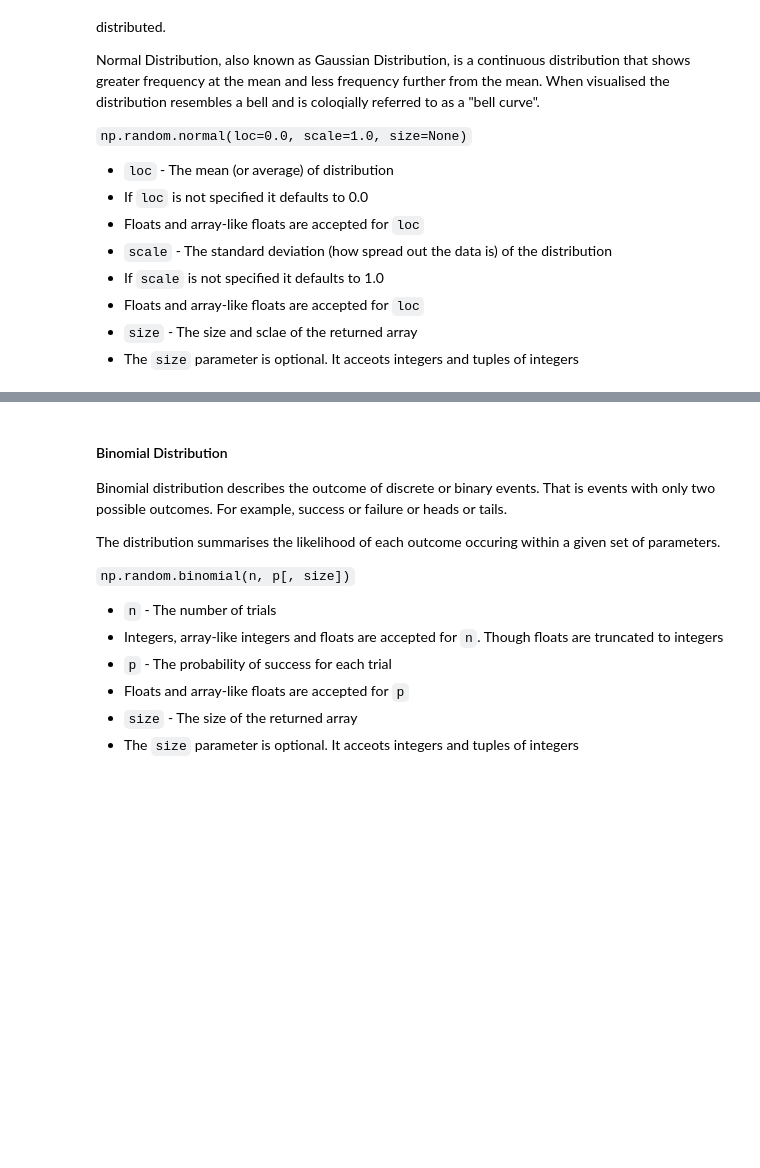
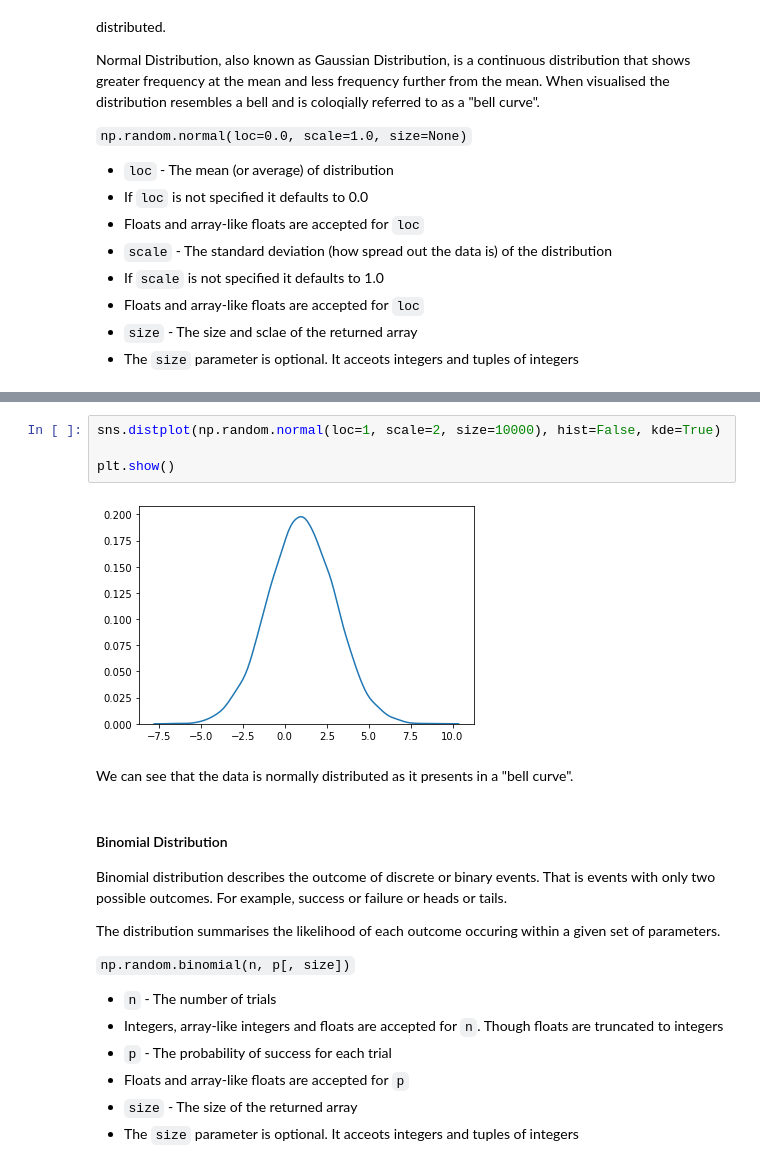
Before and after one commit to SharonNicG/52465-Assignment, a Jupyter notebook: NumPy-Random Assignment.ipynb, the cells around one changed output, grey strips where cells are left out. Drawn from its saved outputs; the diff is of its cells as text; blank space fills up the shorter version.

```diff
--- a/NumPy-Random Assignment.ipynb
+++ b/NumPy-Random Assignment.ipynb
@@ -350,3 +358,11 @@ Normal Distribution, also known as Gaussian Distribution, is a continuous distri
+# %%
+sns.distplot(np.random.normal(loc=1, scale=2, size=10000), hist=False, kde=True)
+
+plt.show()
+# %% [output]
+[figure, added]
+# %% [markdown]
+We can see that the data is normally distributed as it presents in a "bell curve".
 # %% [markdown]
 #### Binomial Distribution
 
```
Also changed, not shown: parts of 3 cells of this notebook.
